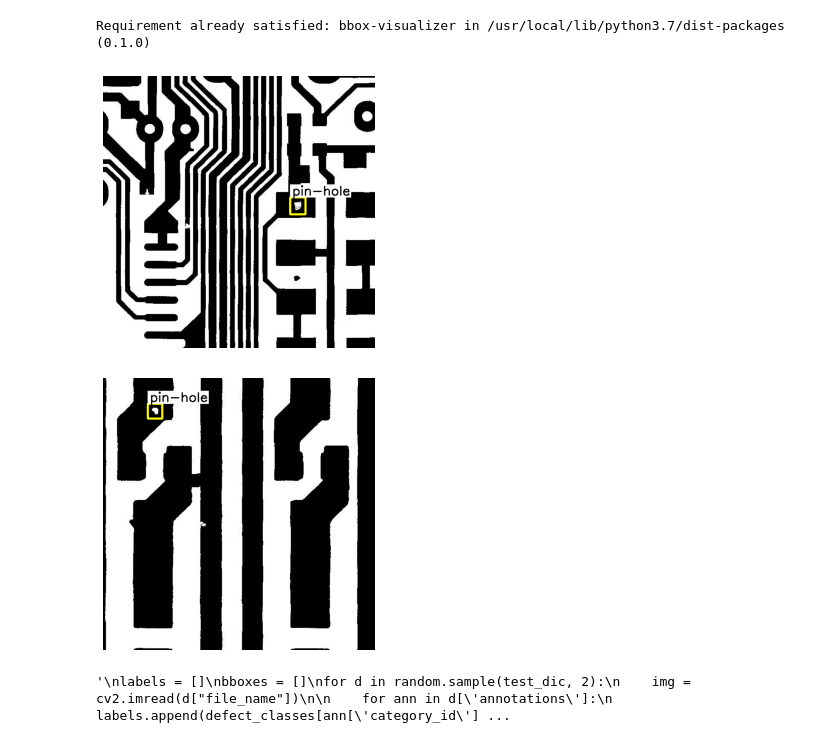
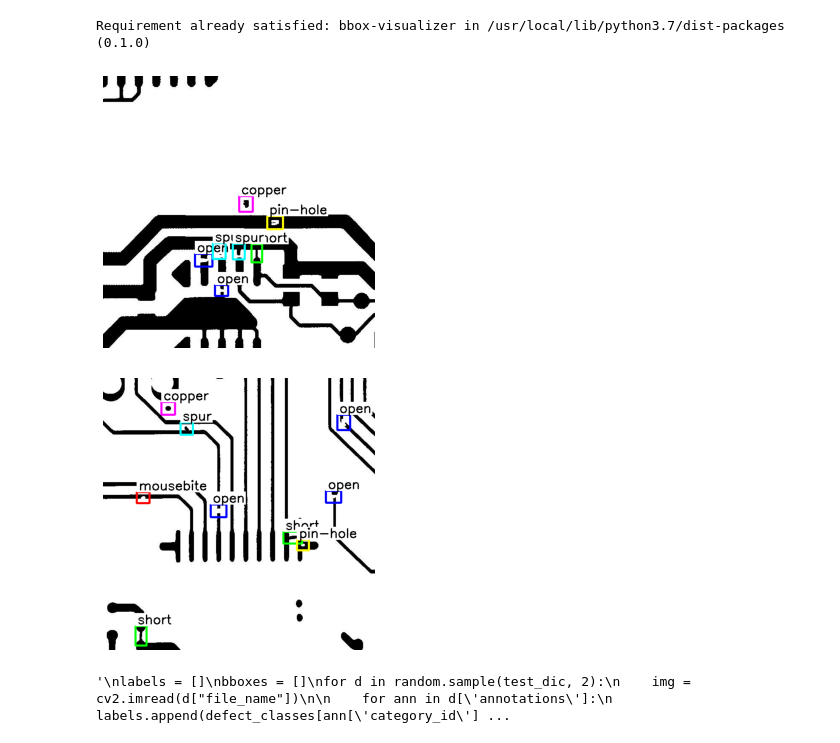
Before and after one commit to secutron/TesTime, a Jupyter notebook: AL21Test_DataHandling.ipynb, the cells around one changed output. Saved outputs shown, nothing was run; the diff lists cells and outputs as text; code cells hidden in the pictures.

```diff
--- a/AL21Test_DataHandling.ipynb
+++ b/AL21Test_DataHandling.ipynb
@@ -134,34 +134,35 @@ import random
 defect_classes=["open", "short", "mousebite", "spur", "copper", "pin-hole"]
 defect_colors=[(255,0,0),(0,255,0),(0,0,255),(255,255,0),(255,0,255),(0,255,255)]
 
 
 for d in random.sample(test_dic, 2):
     img = cv2.imread(d["file_name"])
+    img_with_box = img.copy()
 
     for ann in d['annotations']:
         category = ann['category_id']
         label = defect_classes[category]
-        img_with_box = bbv.draw_rectangle(img, ann['bbox'], defect_colors[category])
+        img_with_box = bbv.draw_rectangle(img_with_box, ann['bbox'], defect_colors[category])
         img_with_box = bbv.add_label(img_with_box, label, ann['bbox'])
 
     cv2_imshow(img_with_box)
 
 '''
 labels = []
 bboxes = []
 for d in random.sample(test_dic, 2):
     img = cv2.imread(d["file_name"])
 
     for ann in d['annotations']:
         labels.append(defect_classes[ann['category_id']])
         bboxes.append(ann['bbox'])
 
     img_with_boxes = bbv.draw_multiple_rectangles(img, bboxes)
     img_with_boxes = bbv.add_multiple_labels(img_with_boxes, labels, bboxes)
 
     cv2_imshow(img_with_boxes)
 '''
 # %% [output]
-[figure, old version]
+[figure, new version]
-[figure, old version]
+[figure, new version]
 '\nlabels = []\nbboxes = []\nfor d in random.sample(test_dic, 2):\n    img = cv2.imread(d["file_name"])\n\n    for ann in d[\'annotations\']:\n        labels.append(defect_classes[ann[\'category_id\'] ...
```
